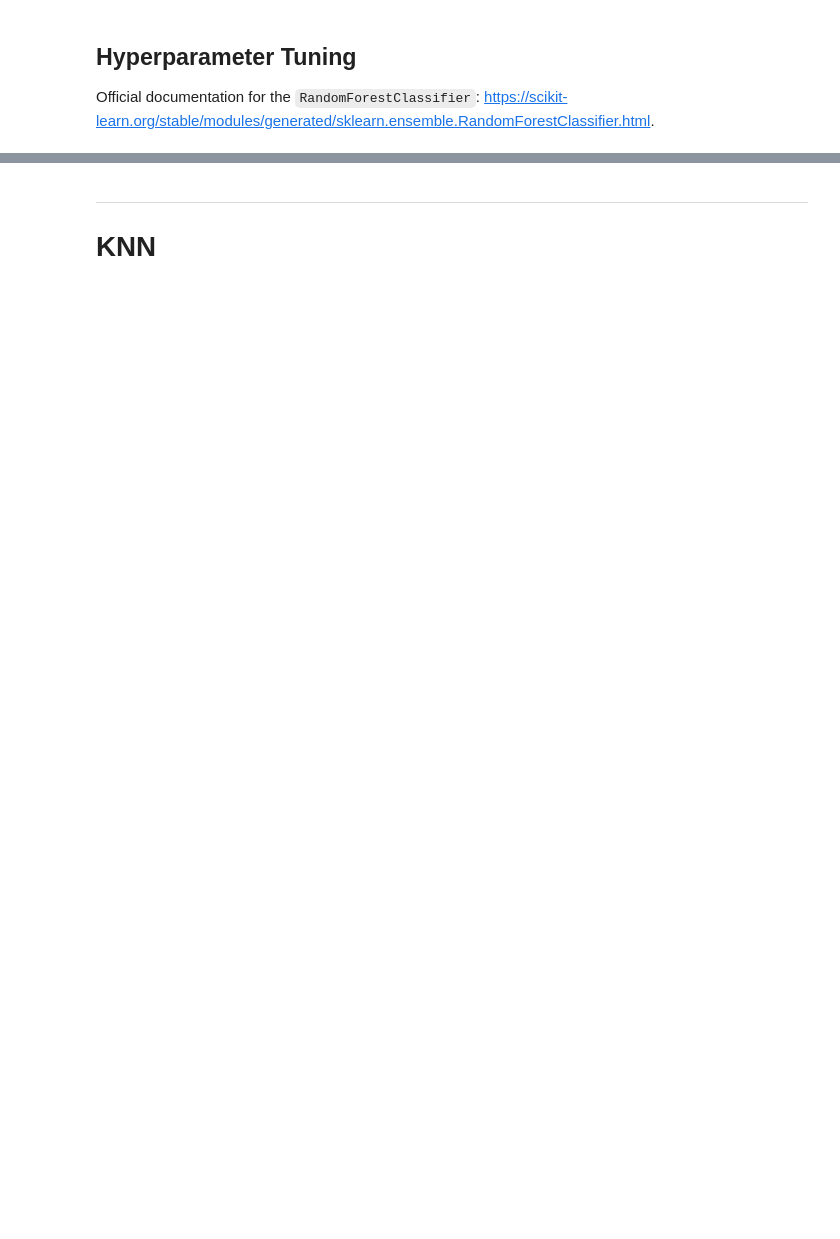
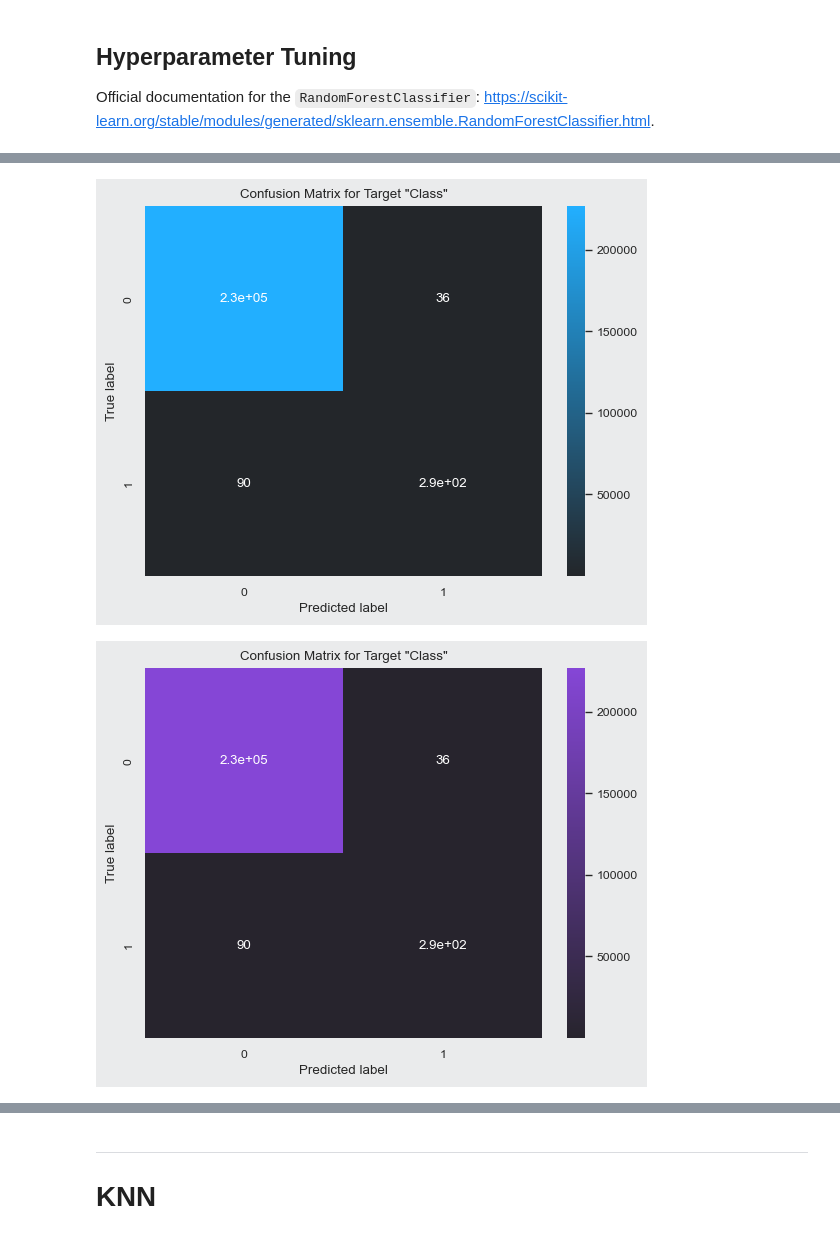
Before and after one commit to WildCodeWolf/Your-Data-Is-Mine, a Jupyter notebook: creditcard-ml.ipynb, the cells around one changed output, grey strips where cells are left out. Saved outputs shown, nothing was run; the diff lists cells and outputs as text; code cells hidden in the pictures; blank space fills up the shorter version.

```diff
--- a/creditcard-ml.ipynb
+++ b/creditcard-ml.ipynb
@@ -134,7 +186,7 @@ Improvement!
 Official documentation for the `RandomForestClassifier`: https://scikit-learn.org/stable/modules/generated/sklearn.ensemble.RandomForestClassifier.html.
 # %%
 beta = 10
-f10_scorer = make_scorer(fbeta_score, beta=beta)
+f10_scorer = make_scorer(fbeta_score, beta=beta, average=fbeta_average)
 # %%
 rf_param_grid = {
     'n_estimators': [20, 50, 100, 150],             # number of trees
@@ -221,0 +276,5 @@ BEST_SCORE = 0.770790
+# %%
+simple_confusion_matrix(y_true, rf_grid_search.predict(X_test_reduced_scaled), 'Class')
+# %% [output]
+[figure, added]
+[figure, added]
```
Also changed, not shown: parts of 72 cells of this notebook.
